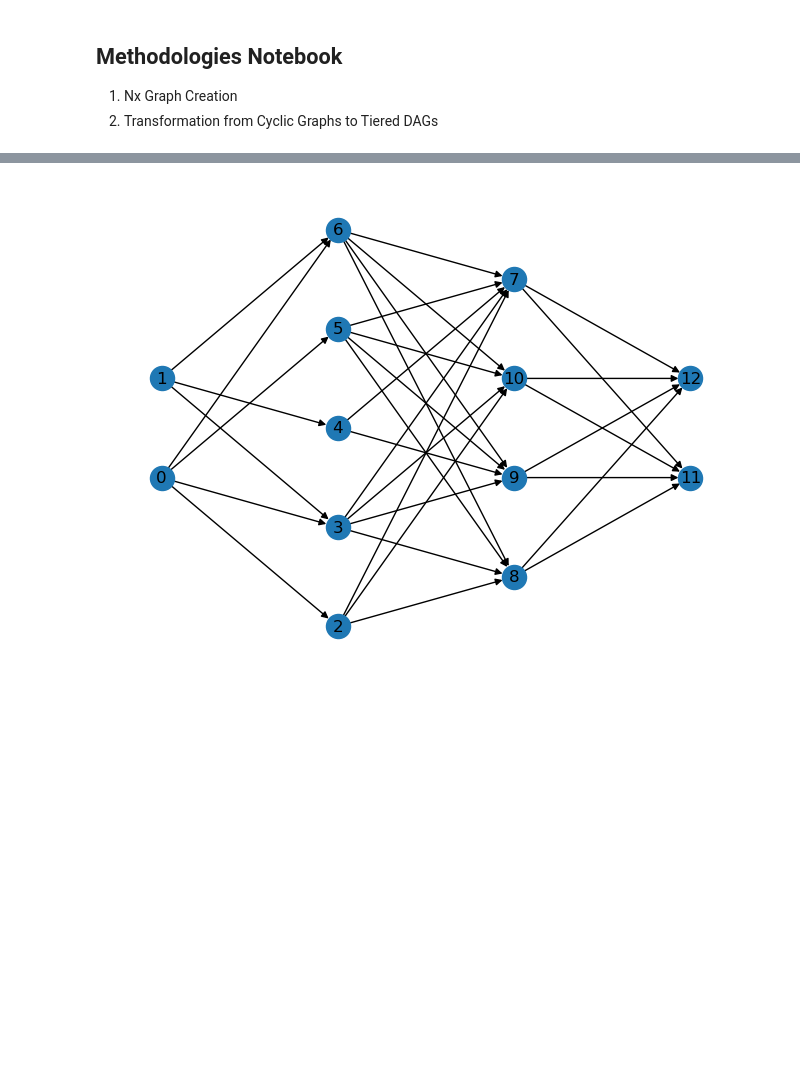
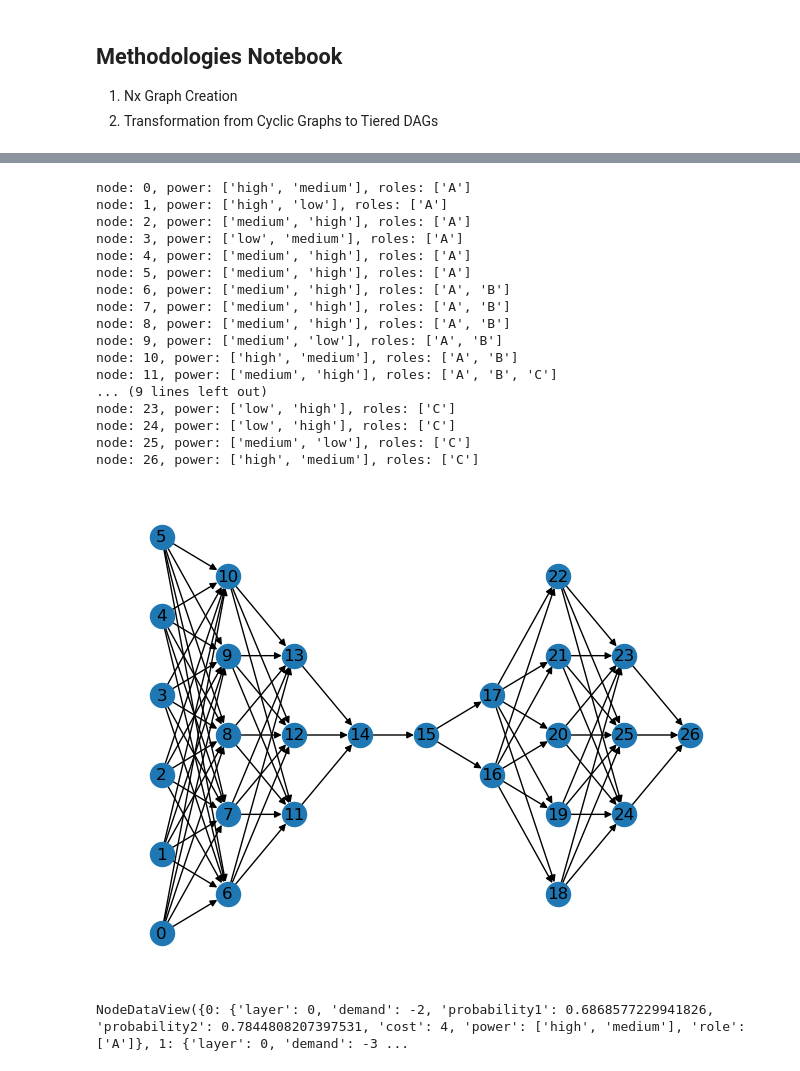
Before and after one commit to Sheldor287/repo, a Jupyter notebook: networks/Graph Methodologies.ipynb, the cells around one changed output, grey strips where cells are left out. Saved outputs shown, nothing was run; the diff lists cells and outputs as text; code cells hidden in the pictures; blank space fills up the shorter version.

```diff
--- a/networks/Graph Methodologies.ipynb
+++ b/networks/Graph Methodologies.ipynb
@@ -7,7 +7,7 @@
 from src.graph_utils import create_layered_graph
 import networkx as nx
 
-layer_sizes = [2, 5, 4, 2]
+layer_sizes = [6, 5, 3, 1, 1, 2, 5, 3, 1]
 G, layers = create_layered_graph(layer_sizes)
 pos = nx.multipartite_layout(G, subset_key='layer', align='vertical', scale=2)
 nx.draw(G, pos, with_labels=True)
@@ -16,12 +16,33 @@ nx.draw(G, pos, with_labels=True)
 # %%
 import numpy as np
 from src.graph_utils import assign_properties
 
-
-G = assign_properties(G, layer_sizes)
+layer_role_assign = {0: ['A'], 1: ['A', 'B'], 2: ['A', 'B', 'C'], 3: ['A', 'B', 'C'], 4: ['A', 'B', 'C'], 5: ['B', 'C'], 6: ['B', 'C'], 7: ['C'], 8: ['C']}
+G = assign_properties(G, layer_sizes, layer_role_assign=layer_role_assign)
 nx.draw(G, pos, with_labels=True, node_size=300)
 # %% [output]
+node: 0, power: ['high', 'medium'], roles: ['A']
+node: 1, power: ['high', 'low'], roles: ['A']
+node: 2, power: ['medium', 'high'], roles: ['A']
+node: 3, power: ['low', 'medium'], roles: ['A']
+node: 4, power: ['medium', 'high'], roles: ['A']
+node: 5, power: ['medium', 'high'], roles: ['A']
+node: 6, power: ['medium', 'high'], roles: ['A', 'B']
+node: 7, power: ['medium', 'high'], roles: ['A', 'B']
+node: 8, power: ['medium', 'high'], roles: ['A', 'B']
+node: 9, power: ['medium', 'low'], roles: ['A', 'B']
+node: 10, power: ['high', 'medium'], roles: ['A', 'B']
+node: 11, power: ['medium', 'high'], roles: ['A', 'B', 'C']
+... (9 lines left out)
+node: 23, power: ['low', 'high'], roles: ['C']
+node: 24, power: ['low', 'high'], roles: ['C']
+node: 25, power: ['medium', 'low'], roles: ['C']
+node: 26, power: ['high', 'medium'], roles: ['C']
-[figure, old version]
+[figure, new version]
+# %%
+G.nodes(data=True)
+# %% [output]
+NodeDataView({0: {'layer': 0, 'demand': -2, 'probability1': 0.6868577229941826, 'probability2': 0.7844808207397531, 'cost': 4, 'power': ['high', 'medium'], 'role': ['A']}, 1: {'layer': 0, 'demand': -3 ...
 # %%
 import matplotlib.pyplot as plt
 from matplotlib.lines import Line2D
```
Also changed, not shown: parts of 12 cells of this notebook, 4 other files.
